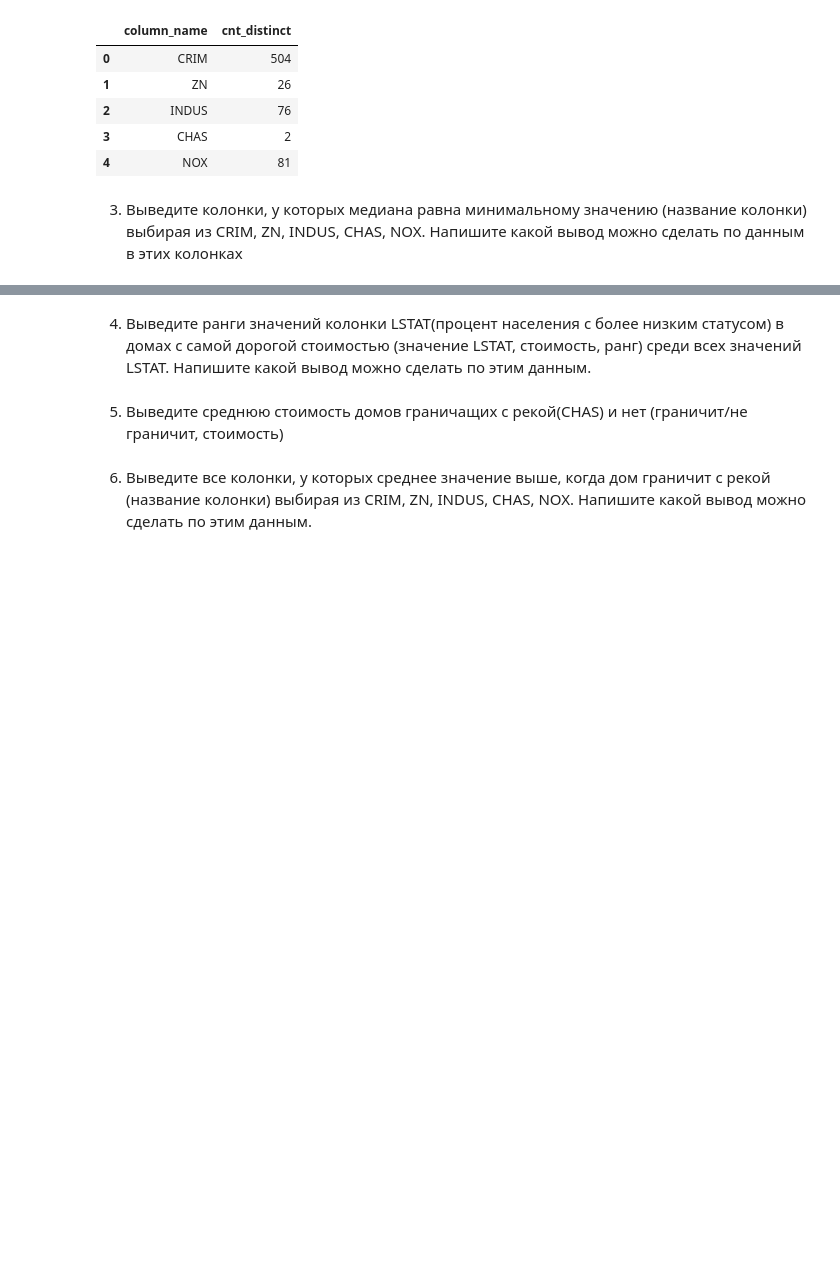
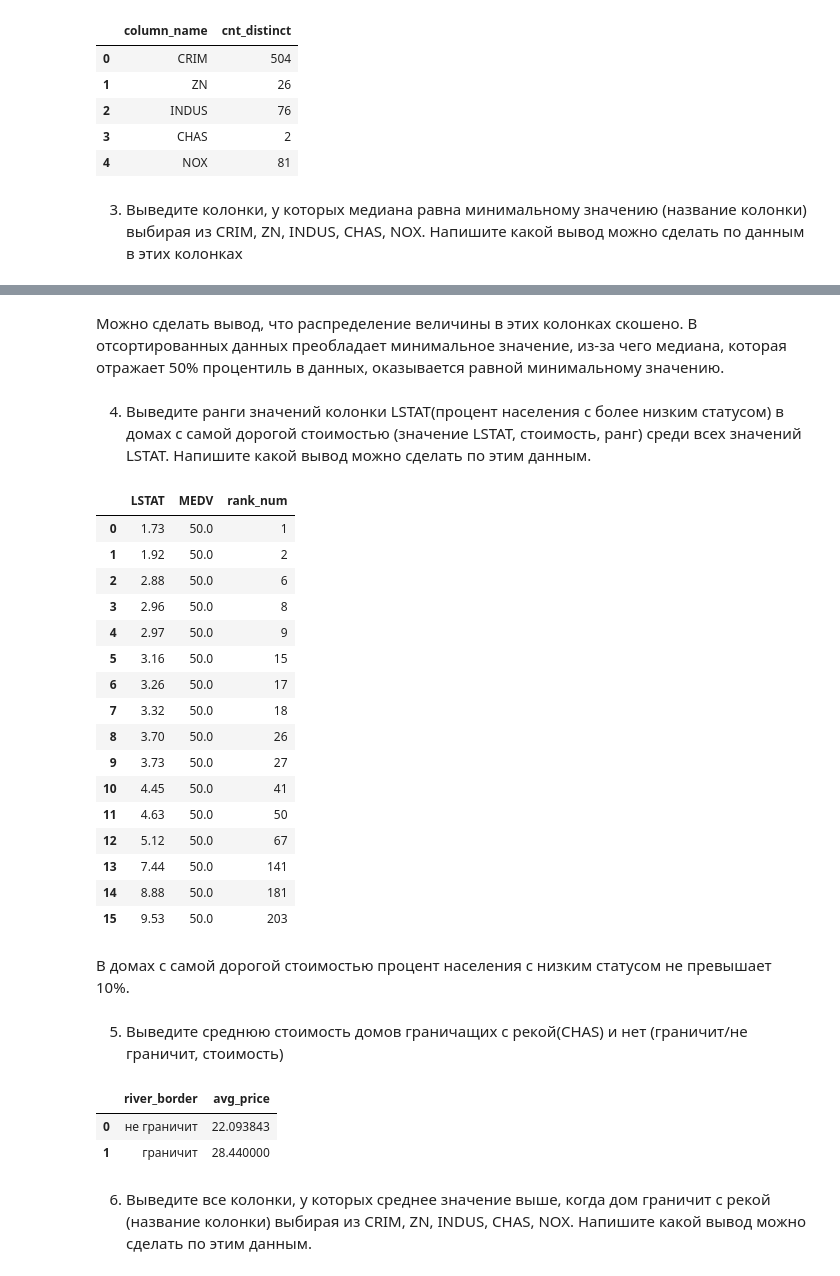
Before and after one commit to IvlevaAnna1/Hometasks, a Jupyter notebook: sql_2_HW_Ivleva_Anna.ipynb, the cells around one changed output, grey strips where cells are left out. Cells and saved outputs as stored; diff of their text form; code cells hidden in the pictures; blank space fills up the shorter version.

```diff
--- a/sql_2_HW_Ivleva_Anna.ipynb
+++ b/sql_2_HW_Ivleva_Anna.ipynb
@@ -133,2 +203,4 @@ pd.read_sql(
+# %% [markdown]
+Можно сделать вывод, что распределение величины в этих колонках скошено. В отсортированных данных преобладает минимальное значение, из-за чего медиана, которая отражает 50% процентиль в данных, оказывается равной минимальному значению.
 # %% [markdown]
 4. Выведите ранги значений колонки LSTAT(процент населения с более низким статусом) в домах с самой дорогой стоимостью (значение LSTAT, стоимость, ранг) среди всех значений LSTAT. Напишите какой вывод можно сделать по этим данным.
@@ -144,2 +207,34 @@ pd.read_sql(
+# %%
+
+pd.read_sql(
+    '''
+   select t.LSTAT, t.MEDV, t.rank_num  from (
+    SELECT max(MEDV) over() as max_medv, rank() over(order by LSTAT) as rank_num,
+    *
+    FROM boston ) t
+    where t.max_medv = t.medv
+    ''',
+    con,
+)
+# %% [output]
+|  | LSTAT | MEDV | rank_num |
+| 0 | 1.73 | 50.0 | 1 |
+| 1 | 1.92 | 50.0 | 2 |
+| 2 | 2.88 | 50.0 | 6 |
+| 3 | 2.96 | 50.0 | 8 |
+| 4 | 2.97 | 50.0 | 9 |
+| 5 | 3.16 | 50.0 | 15 |
+| 6 | 3.26 | 50.0 | 17 |
+| 7 | 3.32 | 50.0 | 18 |
+| 8 | 3.70 | 50.0 | 26 |
+| 9 | 3.73 | 50.0 | 27 |
+| 10 | 4.45 | 50.0 | 41 |
+| 11 | 4.63 | 50.0 | 50 |
+| 12 | 5.12 | 50.0 | 67 |
+| 13 | 7.44 | 50.0 | 141 |
+| 14 | 8.88 | 50.0 | 181 |
+| 15 | 9.53 | 50.0 | 203 |
+# %% [markdown]
+В домах с самой дорогой стоимостью процент населения с низким статусом не превышает 10%.
 # %% [markdown]
 5. Выведите среднюю стоимость домов граничащих с рекой(CHAS) и нет (граничит/не граничит, стоимость)
@@ -155,2 +241,16 @@ pd.read_sql(
+# %%
+
+pd.read_sql(
+    '''
+    SELECT distinct case when CHAS = 0.0 then 'не граничит' else 'граничит' end as river_border,
+    avg(MEDV) over(partition by CHAS) as avg_price
+    FROM boston
+    ''',
+    con,
+)
+# %% [output]
+|  | river_border | avg_price |
+| 0 | не граничит | 22.093843 |
+| 1 | граничит | 28.440000 |
 # %% [markdown]
 6. Выведите все колонки, у которых среднее значение выше, когда дом граничит с рекой (название колонки) выбирая из CRIM, ZN, INDUS, CHAS, NOX. Напишите какой вывод можно сделать по этим данным.
```
Also changed, not shown: parts of 10 cells of this notebook.
